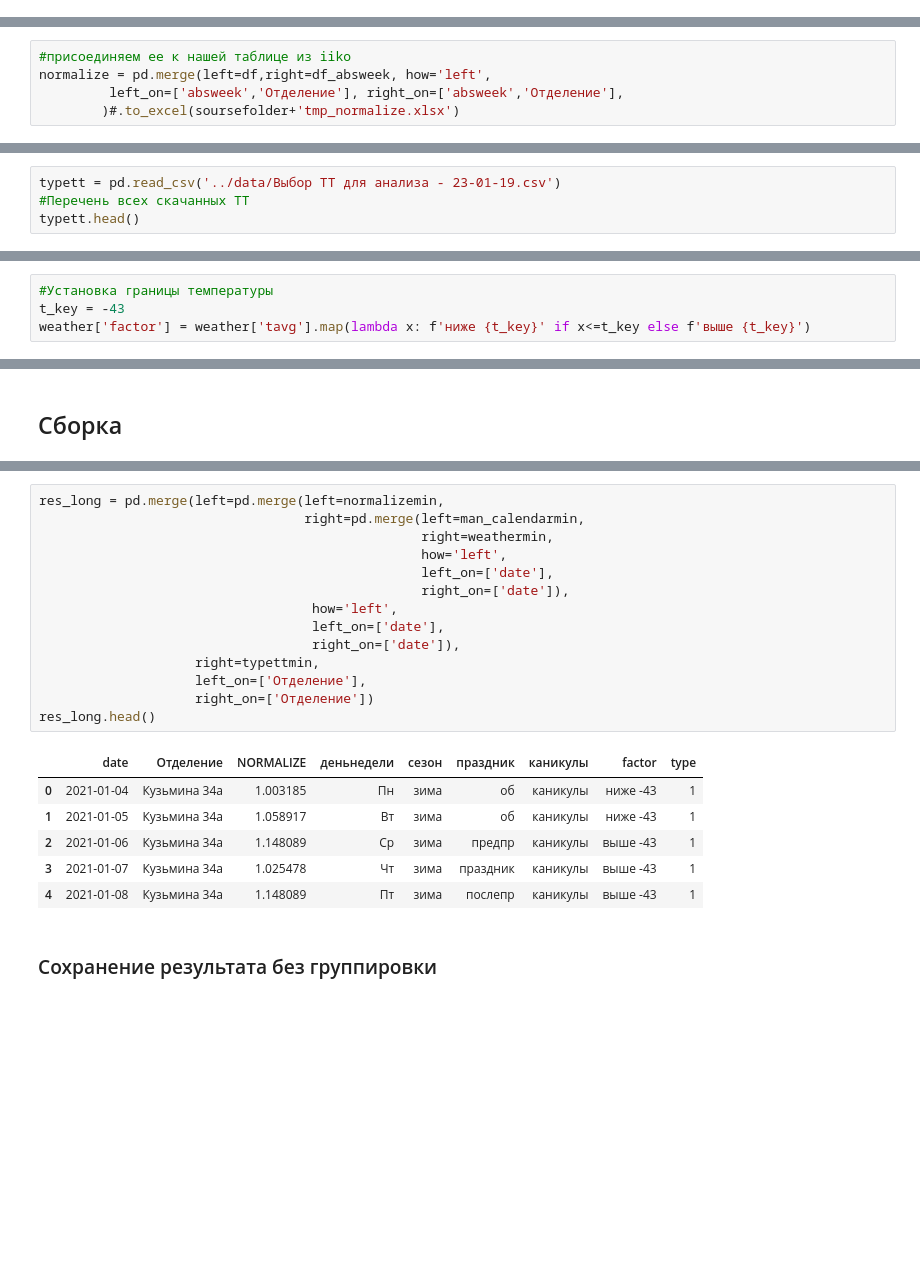
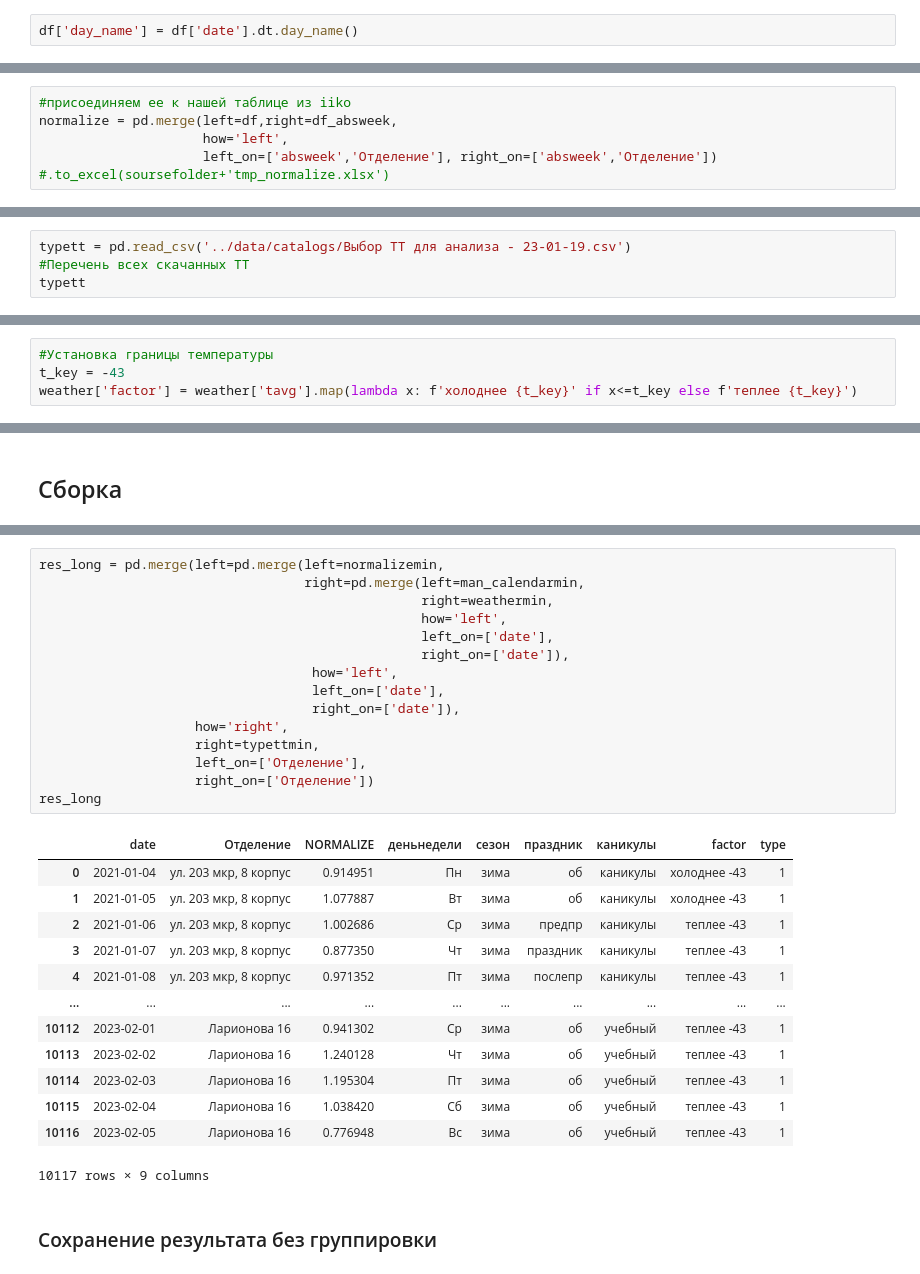
Before and after one commit to KeskilV/rb_daypp, a Jupyter notebook: ipynb/TZ_DPP.ipynb, the cells around one changed output, grey strips where cells are left out. Cells and saved outputs as stored; diff of their text form; blank space fills up the shorter version.

```diff
--- a/ipynb/TZ_DPP.ipynb
+++ b/ipynb/TZ_DPP.ipynb
@@ -129 +137,3 @@ df['month'] = df['date'].dt.month
 df['week'] = df['date'].dt.week
+# %%
+df['day_name'] = df['date'].dt.day_name()
@@ -152,8 +178,9 @@ df_absweek.head()
 # %%
 #присоединяем ее к нашей таблице из iiko
-normalize = pd.merge(left=df,right=df_absweek, how='left',
-         left_on=['absweek','Отделение'], right_on=['absweek','Отделение'],
-        )#.to_excel(soursefolder+'tmp_normalize.xlsx')
+normalize = pd.merge(left=df,right=df_absweek,
+                     how='left',
+                     left_on=['absweek','Отделение'], right_on=['absweek','Отделение'])
+#.to_excel(soursefolder+'tmp_normalize.xlsx')
 # %%
 normalize['NORMALIZE'] = normalize['Чеков_x']/normalize['avg_day']
 # %%
@@ -224,9 +251,9 @@ os.listdir('../data')
  'res_TT.xlsx',
  'res_typeTT.xlsx']
 # %%
-typett = pd.read_csv('../data/Выбор ТТ для анализа - 23-01-19.csv')
+typett = pd.read_csv('../data/catalogs/Выбор ТТ для анализа - 23-01-19.csv')
 #Перечень всех скачанных ТТ
-typett.head()
+typett
 # %% [output]
 |  | Отделение | Сумма Сумма со скидкой, р. |
 | 0 | ул. 203 мкр, 8 корпус | 49595925.83 |
@@ -309,6 +347,6 @@ weather['date'] = pd.to_datetime(weather['date'])
 # %%
 #Установка границы температуры
 t_key = -43
-weather['factor'] = weather['tavg'].map(lambda x: f'ниже {t_key}' if x<=t_key else f'выше {t_key}')
+weather['factor'] = weather['tavg'].map(lambda x: f'холоднее {t_key}' if x<=t_key else f'теплее {t_key}')
 # %%
 # Установка 1 го похолодавшего дня
@@ -431,24 +480,32 @@ pd.merge(left=normalizemin,
 # %%
 res_long = pd.merge(left=pd.merge(left=normalizemin,
                                   right=pd.merge(left=man_calendarmin,
                                                  right=weathermin,
                                                  how='left',
                                                  left_on=['date'],
                                                  right_on=['date']),
                                    how='left',
                                    left_on=['date'],
                                    right_on=['date']),
+                    how='right',
                     right=typettmin,
                     left_on=['Отделение'],
                     right_on=['Отделение'])
-res_long.head()
+res_long
 # %% [output]
 |  | date | Отделение | NORMALIZE | деньнедели | сезон | праздник | каникулы | factor | type |
-| 0 | 2021-01-04 | Кузьмина 34а | 1.003185 | Пн | зима | об | каникулы | ниже -43 | 1 |
-| 1 | 2021-01-05 | Кузьмина 34а | 1.058917 | Вт | зима | об | каникулы | ниже -43 | 1 |
-| 2 | 2021-01-06 | Кузьмина 34а | 1.148089 | Ср | зима | предпр | каникулы | выше -43 | 1 |
-| 3 | 2021-01-07 | Кузьмина 34а | 1.025478 | Чт | зима | праздник | каникулы | выше -43 | 1 |
-| 4 | 2021-01-08 | Кузьмина 34а | 1.148089 | Пт | зима | послепр | каникулы | выше -43 | 1 |
+| 0 | 2021-01-04 | ул. 203 мкр, 8 корпус | 0.914951 | Пн | зима | об | каникулы | холоднее -43 | 1 |
+| 1 | 2021-01-05 | ул. 203 мкр, 8 корпус | 1.077887 | Вт | зима | об | каникулы | холоднее -43 | 1 |
+| 2 | 2021-01-06 | ул. 203 мкр, 8 корпус | 1.002686 | Ср | зима | предпр | каникулы | теплее -43 | 1 |
+| 3 | 2021-01-07 | ул. 203 мкр, 8 корпус | 0.877350 | Чт | зима | праздник | каникулы | теплее -43 | 1 |
+| 4 | 2021-01-08 | ул. 203 мкр, 8 корпус | 0.971352 | Пт | зима | послепр | каникулы | теплее -43 | 1 |
+| ... | ... | ... | ... | ... | ... | ... | ... | ... | ... |
+| 10112 | 2023-02-01 | Ларионова 16 | 0.941302 | Ср | зима | об | учебный | теплее -43 | 1 |
+| 10113 | 2023-02-02 | Ларионова 16 | 1.240128 | Чт | зима | об | учебный | теплее -43 | 1 |
+| 10114 | 2023-02-03 | Ларионова 16 | 1.195304 | Пт | зима | об | учебный | теплее -43 | 1 |
+| 10115 | 2023-02-04 | Ларионова 16 | 1.038420 | Сб | зима | об | учебный | теплее -43 | 1 |
+| 10116 | 2023-02-05 | Ларионова 16 | 0.776948 | Вс | зима | об | учебный | теплее -43 | 1 |
+10117 rows × 9 columns
 # %% [markdown]
 ### Сохранение результата без группировки
 # %%
```
Also changed, not shown: parts of 33 cells of this notebook, 11 other files.
